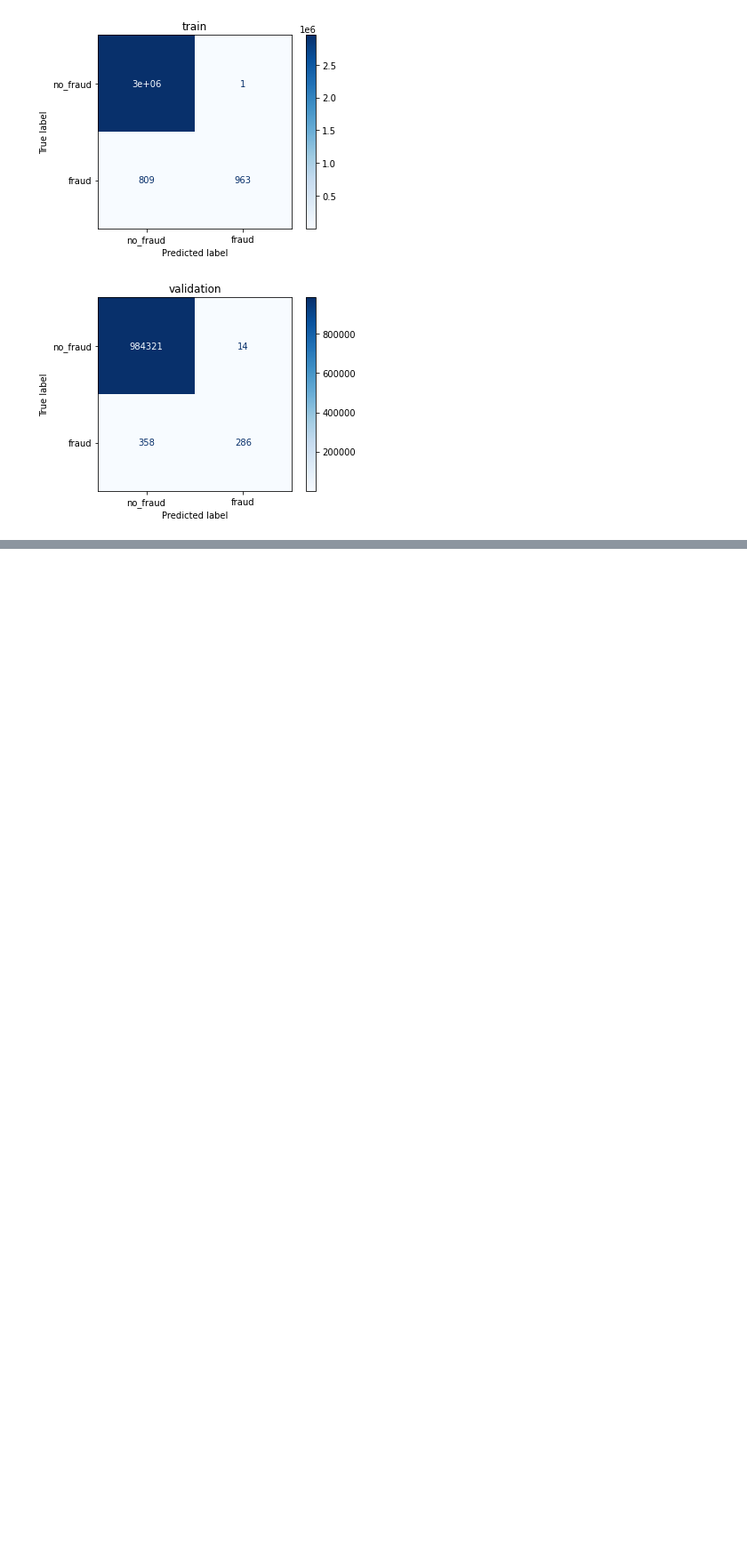
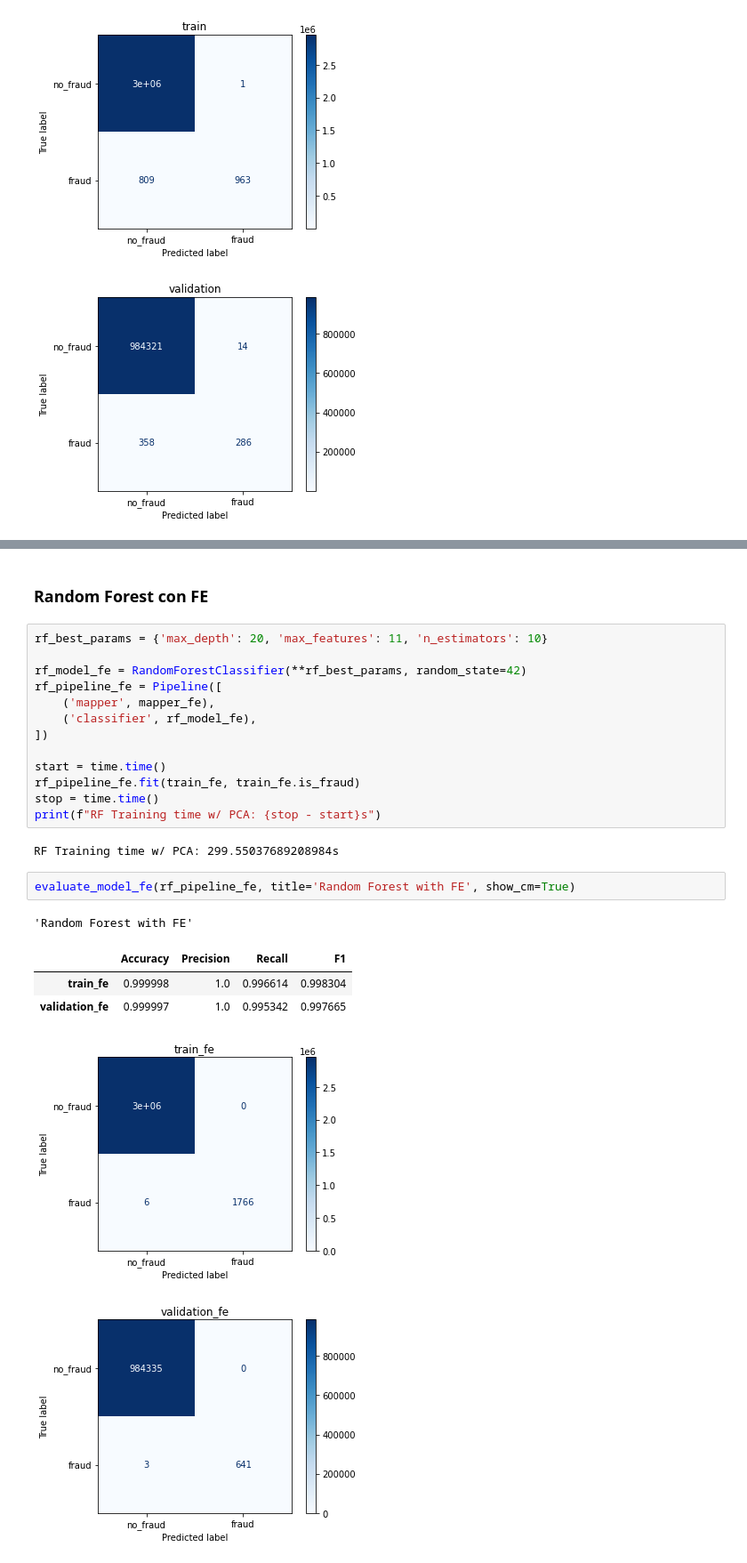
Before and after one commit to UlisesCravero/tp_ml_grupo_9, a Jupyter notebook: tp1_ML.ipynb, the cells around one changed output, grey strips where cells are left out. Shown at 89% size. Cells and saved outputs as stored; diff of their text form; blank space fills up the shorter version.

```diff
--- a/tp1_ML.ipynb
+++ b/tp1_ML.ipynb
@@ -869,0 +864,26 @@ evaluate_model(model_gradient_boosted, title='Gradient Boosting')
+# %% [markdown]
+### Random Forest con FE
+# %%
+rf_best_params = {'max_depth': 20, 'max_features': 11, 'n_estimators': 10}
+
+rf_model_fe = RandomForestClassifier(**rf_best_params, random_state=42)
+rf_pipeline_fe = Pipeline([
+    ('mapper', mapper_fe),
+    ('classifier', rf_model_fe),
+])
+
+start = time.time()
+rf_pipeline_fe.fit(train_fe, train_fe.is_fraud)
+stop = time.time()
+print(f"RF Training time w/ PCA: {stop - start}s")
+# %% [output]
+RF Training time w/ PCA: 299.55037689208984s
+# %%
+evaluate_model_fe(rf_pipeline_fe, title='Random Forest with FE', show_cm=True)
+# %% [output]
+'Random Forest with FE'
+|  | Accuracy | Precision | Recall | F1 |
+| train_fe | 0.999998 | 1.0 | 0.996614 | 0.998304 |
+| validation_fe | 0.999997 | 1.0 | 0.995342 | 0.997665 |
+[figure, added]
+[figure, added]
```
Also changed, not shown: parts of 72 cells of this notebook.
